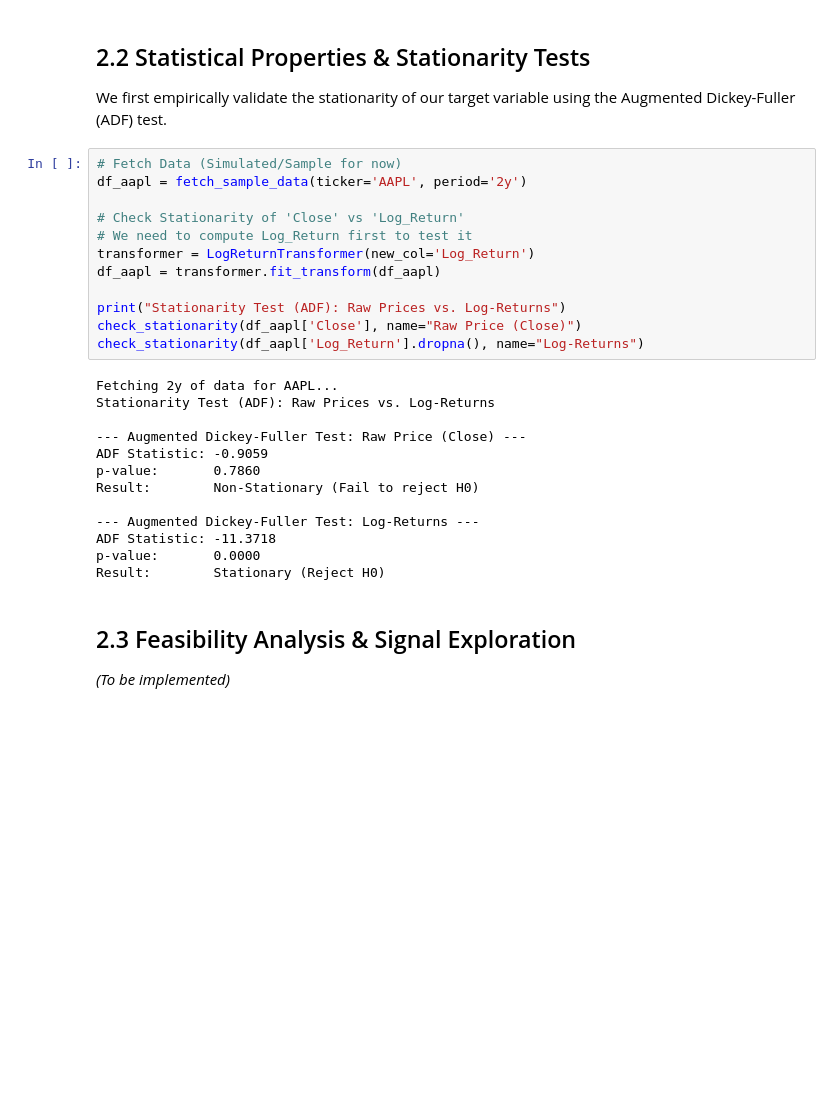
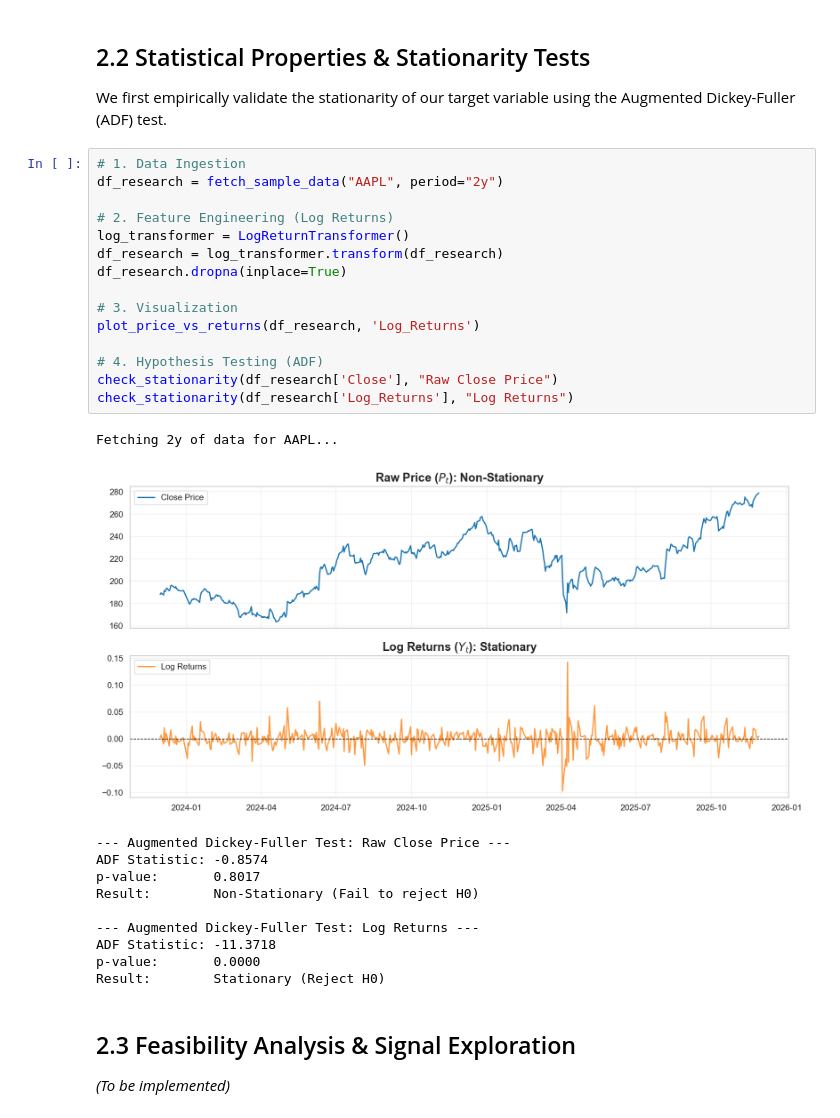
Before and after one commit to itaymutzafi/data-science-project, a Jupyter notebook: Final_Project_Report.ipynb, the cells around one changed output. Saved outputs shown, nothing was run; the diff lists cells and outputs as text; blank space fills up the shorter version.

```diff
--- a/Final_Project_Report.ipynb
+++ b/Final_Project_Report.ipynb
@@ -106,30 +106,32 @@ This section will detail the data contracts, caching mechanisms, and ingestion p
 
 We first empirically validate the stationarity of our target variable using the Augmented Dickey-Fuller (ADF) test.
 # %%
-# Fetch Data (Simulated/Sample for now)
-df_aapl = fetch_sample_data(ticker='AAPL', period='2y')
+# 1. Data Ingestion
+df_research = fetch_sample_data("AAPL", period="2y")
 
-# Check Stationarity of 'Close' vs 'Log_Return'
-# We need to compute Log_Return first to test it
-transformer = LogReturnTransformer(new_col='Log_Return')
-df_aapl = transformer.fit_transform(df_aapl)
+# 2. Feature Engineering (Log Returns)
+log_transformer = LogReturnTransformer()
+df_research = log_transformer.transform(df_research)
+df_research.dropna(inplace=True)
 
-print("Stationarity Test (ADF): Raw Prices vs. Log-Returns")
-check_stationarity(df_aapl['Close'], name="Raw Price (Close)")
-check_stationarity(df_aapl['Log_Return'].dropna(), name="Log-Returns")
+# 3. Visualization
+plot_price_vs_returns(df_research, 'Log_Returns')
+
+# 4. Hypothesis Testing (ADF)
+check_stationarity(df_research['Close'], "Raw Close Price")
+check_stationarity(df_research['Log_Returns'], "Log Returns")
 # %% [output]
 Fetching 2y of data for AAPL...
-Stationarity Test (ADF): Raw Prices vs. Log-Returns
-
---- Augmented Dickey-Fuller Test: Raw Price (Close) ---
-ADF Statistic: -0.9059
-p-value:       0.7860
-Result:        Non-Stationary (Fail to reject H0)
-
---- Augmented Dickey-Fuller Test: Log-Returns ---
-ADF Statistic: -11.3718
-p-value:       0.0000
-Result:        Stationary (Reject H0)
+[figure, added]
+--- Augmented Dickey-Fuller Test: Raw Close Price ---
+ADF Statistic: -0.8574
+p-value:       0.8017
+Result:        Non-Stationary (Fail to reject H0)
+
+--- Augmented Dickey-Fuller Test: Log Returns ---
+ADF Statistic: -11.3718
+p-value:       0.0000
+Result:        Stationary (Reject H0)
 # %% [markdown]
 ## 2.3 Feasibility Analysis & Signal Exploration
 
```
Also changed, not shown: 12 other files.
